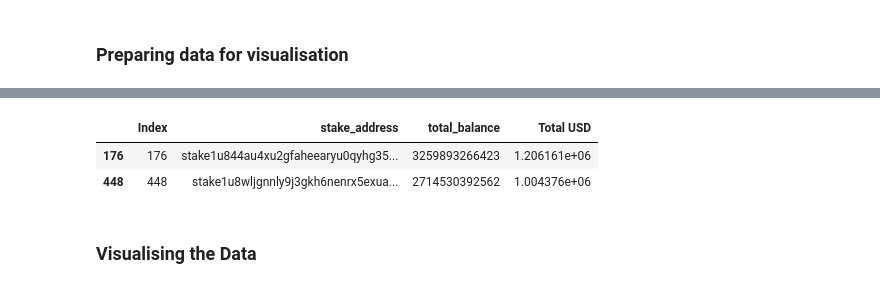
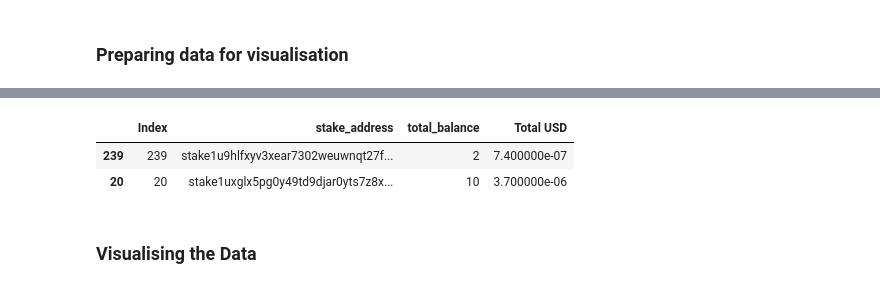
Before and after one commit to parshvadaftari/Cardano_Analysis, a Jupyter notebook: KOIOS_Data_pull/Account_Info_Investigation.ipynb, the cells around one changed output, grey strips where cells are left out. Saved outputs shown, nothing was run; the diff lists cells and outputs as text; code cells hidden in the pictures.

```diff
--- a/KOIOS_Data_pull/Account_Info_Investigation.ipynb
+++ b/KOIOS_Data_pull/Account_Info_Investigation.ipynb
@@ -122,9 +122,9 @@ acc.nlargest(2,['Total USD'])
 # %%
-acc.nlargest(2,['Total USD'])
+acc.nsmallest(2,['Total USD'])
 # %% [output]
 |  | Index | stake_address | total_balance | Total USD |
-| 176 | 176 | stake1u844au4xu2gfaheearyu0qyhg35... | 3259893266423 | 1.206161e+06 |
-| 448 | 448 | stake1u8wljgnnly9j3gkh6nenrx5exua... | 2714530392562 | 1.004376e+06 |
+| 239 | 239 | stake1u9hlfxyv3xear7302weuwnqt27f... | 2 | 7.400000e-07 |
+| 20 | 20 | stake1uxglx5pg0y49td9djar0yts7z8x... | 10 | 3.700000e-06 |
 # %% [markdown]
 ### Visualising the Data
 # %%
```
Also changed, not shown: parts of 7 cells of this notebook, 22 other files.
